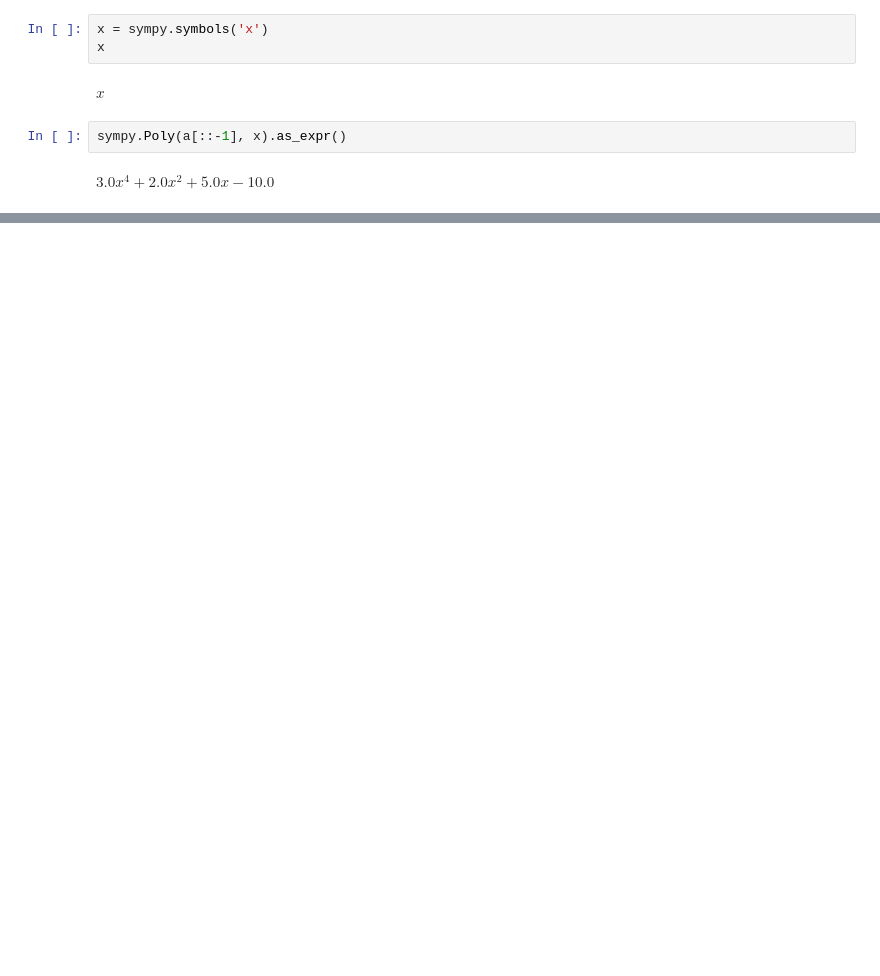
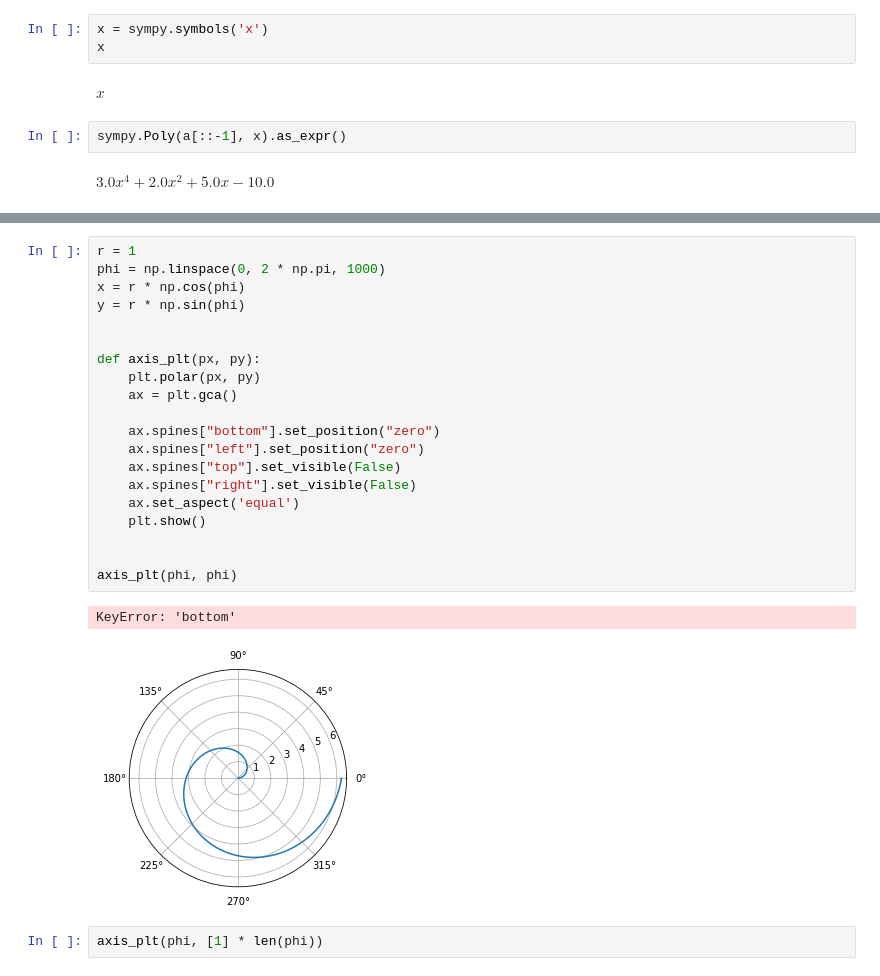
Before and after one commit to misteryco/math_concepts, a Jupyter notebook: mc_lecture_three.ipynb, the cells around one changed output, grey strips where cells are left out. Cells and saved outputs as stored; diff of their text form; blank space fills up the shorter version.

```diff
--- a/mc_lecture_three.ipynb
+++ b/mc_lecture_three.ipynb
@@ -35,0 +122,25 @@ $\displaystyle 3.0 x^{4} + 2.0 x^{2} + 5.0 x - 10.0$
+# %%
+r = 1
+phi = np.linspace(0, 2 * np.pi, 1000)
+x = r * np.cos(phi)
+y = r * np.sin(phi)
+
+
+def axis_plt(px, py):
+    plt.polar(px, py)
+    ax = plt.gca()
+
+    ax.spines["bottom"].set_position("zero")
+    ax.spines["left"].set_position("zero")
+    ax.spines["top"].set_visible(False)
+    ax.spines["right"].set_visible(False)
+    ax.set_aspect('equal')
+    plt.show()
+
+
+axis_plt(phi, phi)
+# %% [output]
+KeyError: 'bottom'
+[figure, added]
+# %%
+axis_plt(phi, [1] * len(phi))
```
Also changed, not shown: parts of 22 cells of this notebook, 3 other files.
